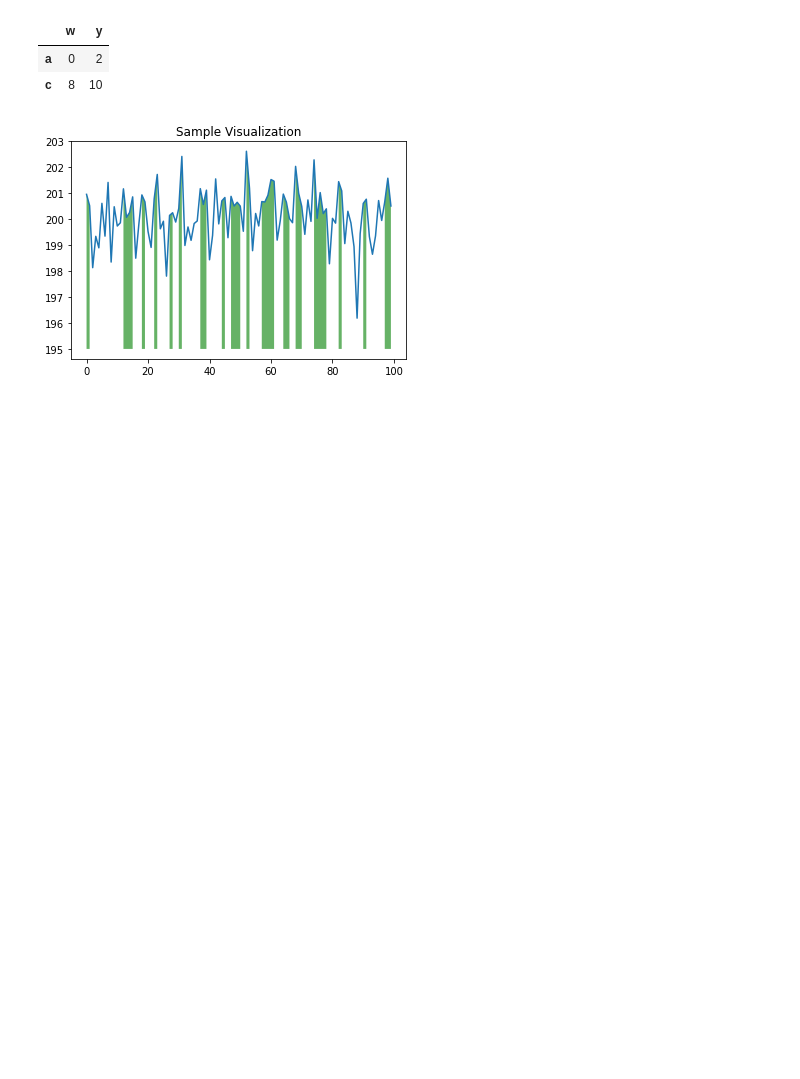
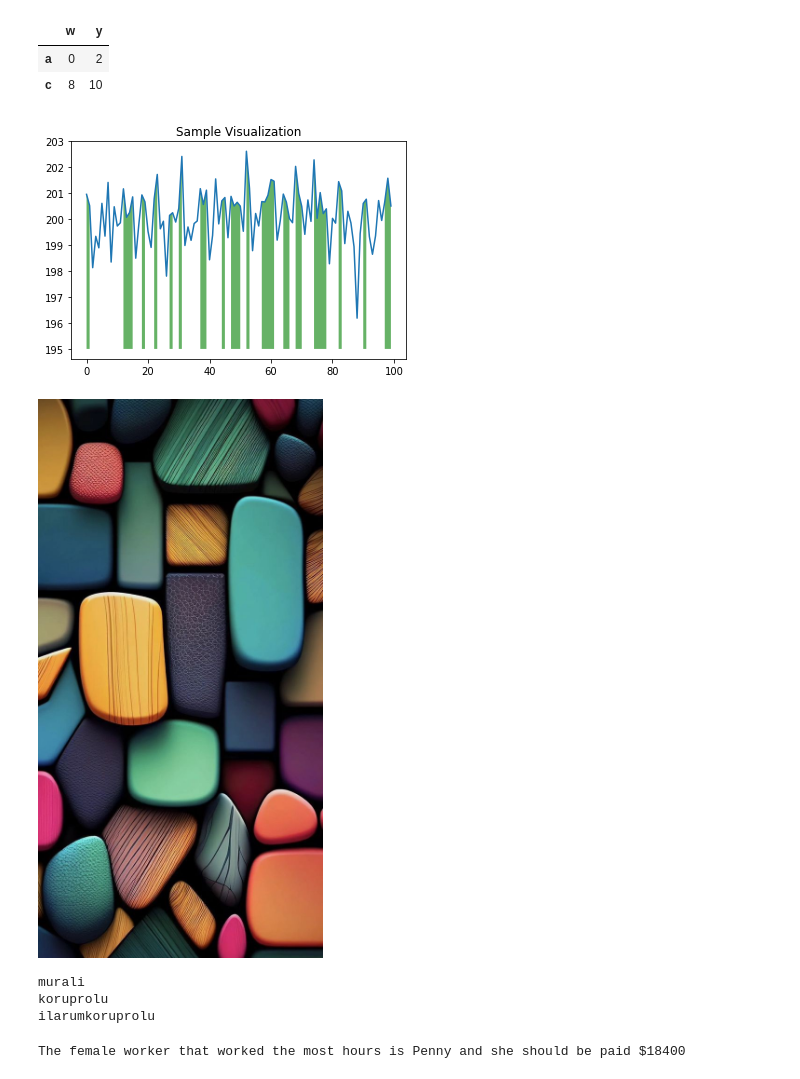
Before and after one commit to Muraliramarajukoruprolu/FMML_Project_and_Labs, a Jupyter notebook: FMML_2023_Basics_of_Python.ipynb, the cells around one changed output. Cells and saved outputs as stored; diff of their text form; code cells hidden in the pictures; blank space fills up the shorter version.

```diff
--- a/FMML_2023_Basics_of_Python.ipynb
+++ b/FMML_2023_Basics_of_Python.ipynb
@@ -433,7 +433,49 @@ plt.show()
 # %%
 ## Question 3 : Upload an image to your google drive, Use plt.imread to read image from the google drive and then print that image using plt.imshow
 
 
 ## Answer 3 :
+image_path = '/content/gdrive/MyDrive/23931cec40eee9526c3d89206070e7af.jpg'
+from IPython.display import Image
+Image(filename=image_path)
 
 ## 1) make sure drive is loaded and then upload a test image onto your drive
+# %% [output]
+[figure, added]
+# %%
+#question 1
+def rev_first(A,B):
+    return A[::-1]+B
+A=input()
+B=input()
+result=rev_first(A,B)
+print(result)
+# %% [output]
+murali
+koruprolu
+ilarumkoruprolu
+# %%
+#Question2
+def find_female_worker_with_most_hours(work_hours):
+    max_hours = 0
+    female_worker = ""
+
+    for name, hours, gender in work_hours:
+        if gender == 'F' and hours > max_hours:
+            max_hours = hours
+            female_worker = name
+
+    return female_worker, max_hours
+
+work_hours = [('Abby', 100, 'F'), ('Billy', 400, 'M'), ('Cassie', 800, 'F'), ('Maggi', 600, 'F'), ('Alex', 500, 'M'), ('Raj', 225, 'M'), ('Penny', 920, 'F'), ('Ben', 300, 'M')]
+
+female_worker, max_hours = find_female_worker_with_most_hours(work_hours)
+
+if female_worker:
+    pay_per_hour = 20
+    total_payment = max_hours * pay_per_hour
+    print(f"The female worker that worked the most hours is {female_worker} and she should be paid ${total_payment}")
+else:
+    print("No female workers found.")
+# %% [output]
+The female worker that worked the most hours is Penny and she should be paid $18400
```
